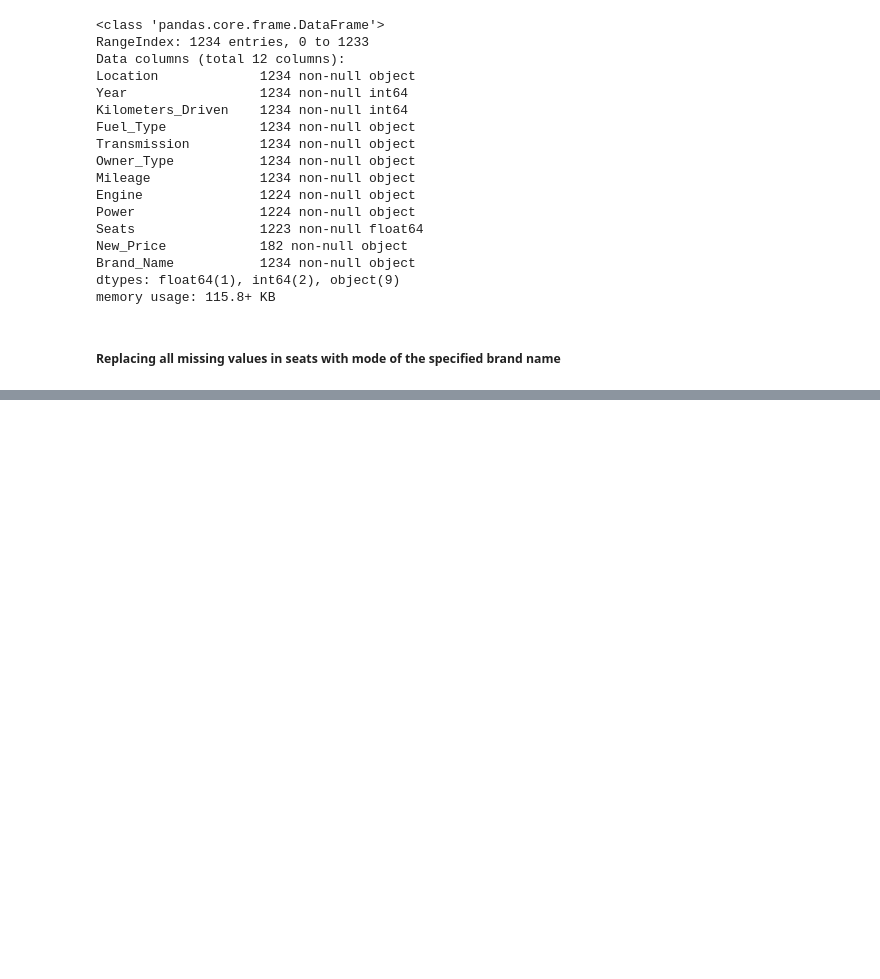
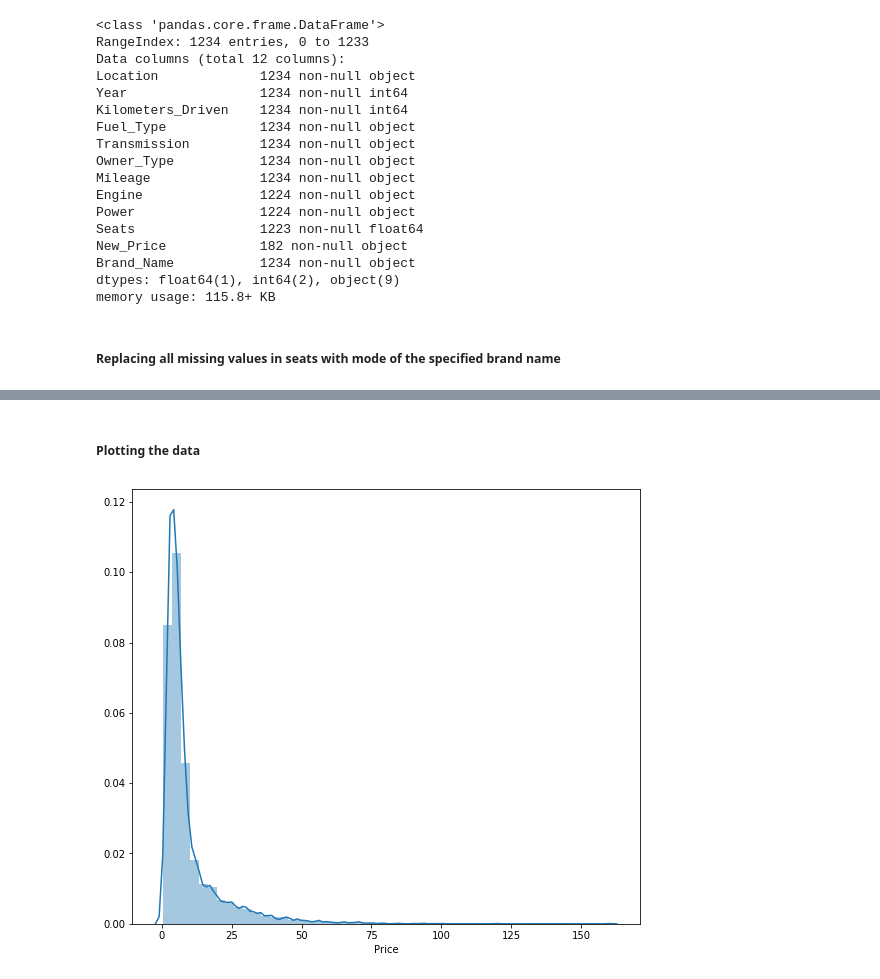
Before and after one commit to safiurrrehman/Predicting-Used-Cars-Prices, a Jupyter notebook: Predicting Used Car Price.ipynb, the cells around one changed output, grey strips where cells are left out. Drawn from its saved outputs; the diff is of its cells as text; code cells hidden in the pictures; blank space fills up the shorter version.

```diff
--- a/Predicting Used Car Price.ipynb
+++ b/Predicting Used Car Price.ipynb
@@ -139,0 +168,6 @@ def fill_na_with_mode(ds, brandname)
+# %%
+df_train.drop(columns=['Mileage', 'Engine', 'Power'], inplace=True)
+df_test.drop(columns=['Mileage', 'Engine', 'Power'], inplace=True)
+# %%
+df_train.drop(df_train[df_train['Brand_Name'] == 'Smart'].index, axis=0, inplace=True)
+df_test.drop(df_test[df_test['Brand_Name'] == 'Hindustan'].index, axis=0, inplace=True)
@@ -139,0 +203,7 @@ def fill_na_with_mode(ds, brandname)
+# %%
+zero_mileage_col = df_train.loc[df_train['Mileage_upd'] == 0.0]['Brand_Name'].unique()
+
+for m in zero_mileage_col:
+  fill_zero = df_train.loc[df_train['Brand_Name'] == m]['Mileage_upd'].mode()[0]
+  m1 = ((df_train['Brand_Name'] == m) & (df_train['Mileage_upd'] == 0.0))
+  df_train.loc[m1, 'Mileage_upd'] = fill_zero
@@ -139,0 +217,12 @@ def fill_na_with_mode(ds, brandname)
+# %%
+m1 = (df_train['Seats'] == 0.0)
+df_train.loc[m1, 'Seats'] = 5.0
+# %% [markdown]
+##### Plotting the data
+# %%
+plt.figure(figsize=(20,8))
+plt.subplot(1,2,1)
+sns.distplot(df_train['Price'])
+plt.show()
+# %% [output]
+[figure, added]
```
Also changed, not shown: parts of 13 cells of this notebook.
